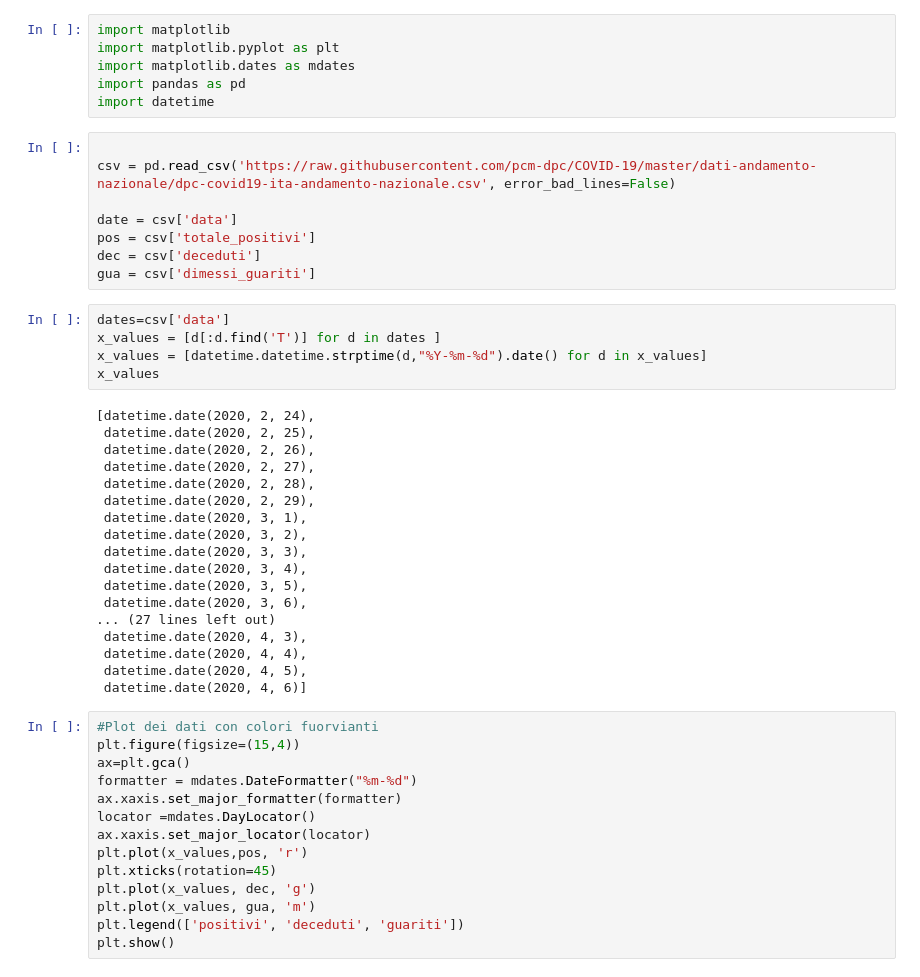
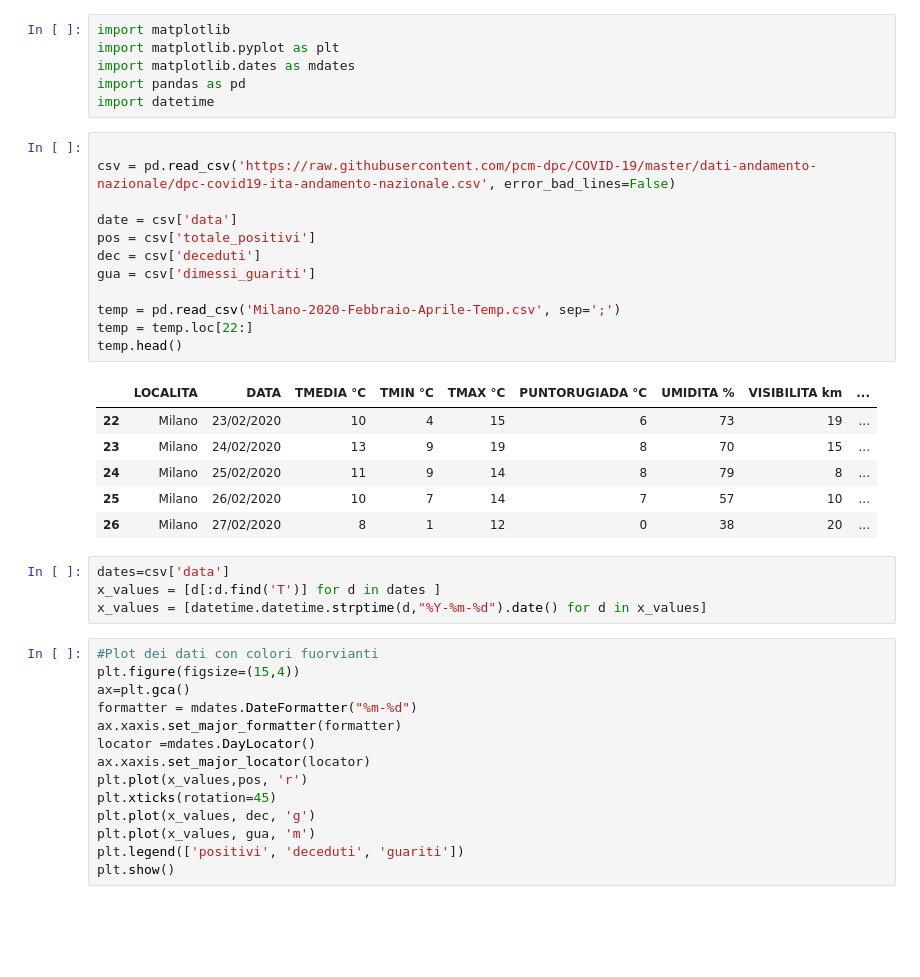
Before and after one commit to Bertonc98/BadCharts, a Jupyter notebook: covid_charts.ipynb, the cells around one changed output. Drawn from its saved outputs; the diff is of its cells as text; blank space fills up the shorter version.

```diff
--- a/covid_charts.ipynb
+++ b/covid_charts.ipynb
@@ -7,34 +7,26 @@ import datetime
 # %%
 
 csv = pd.read_csv('https://raw.githubusercontent.com/pcm-dpc/COVID-19/master/dati-andamento-nazionale/dpc-covid19-ita-andamento-nazionale.csv', error_bad_lines=False)
 
 date = csv['data']
 pos = csv['totale_positivi']
 dec = csv['deceduti']
 gua = csv['dimessi_guariti']
+
+temp = pd.read_csv('Milano-2020-Febbraio-Aprile-Temp.csv', sep=';')
+temp = temp.loc[22:]
+temp.head()
+# %% [output]
+|  | LOCALITA | DATA | TMEDIA °C | TMIN °C | TMAX °C | PUNTORUGIADA °C | UMIDITA % | VISIBILITA km | ... |
+| 22 | Milano | 23/02/2020 | 10 | 4 | 15 | 6 | 73 | 19 | ... |
+| 23 | Milano | 24/02/2020 | 13 | 9 | 19 | 8 | 70 | 15 | ... |
+| 24 | Milano | 25/02/2020 | 11 | 9 | 14 | 8 | 79 | 8 | ... |
+| 25 | Milano | 26/02/2020 | 10 | 7 | 14 | 7 | 57 | 10 | ... |
+| 26 | Milano | 27/02/2020 | 8 | 1 | 12 | 0 | 38 | 20 | ... |
 # %%
 dates=csv['data']
 x_values = [d[:d.find('T')] for d in dates ]
 x_values = [datetime.datetime.strptime(d,"%Y-%m-%d").date() for d in x_values]
-x_values
-# %% [output]
-[datetime.date(2020, 2, 24),
- datetime.date(2020, 2, 25),
- datetime.date(2020, 2, 26),
- datetime.date(2020, 2, 27),
- datetime.date(2020, 2, 28),
- datetime.date(2020, 2, 29),
- datetime.date(2020, 3, 1),
- datetime.date(2020, 3, 2),
- datetime.date(2020, 3, 3),
- datetime.date(2020, 3, 4),
- datetime.date(2020, 3, 5),
- datetime.date(2020, 3, 6),
-... (27 lines left out)
- datetime.date(2020, 4, 3),
- datetime.date(2020, 4, 4),
- datetime.date(2020, 4, 5),
- datetime.date(2020, 4, 6)]
 # %%
 #Plot dei dati con colori fuorvianti
 plt.figure(figsize=(15,4))
```
Also changed, not shown: parts of 2 cells of this notebook.
